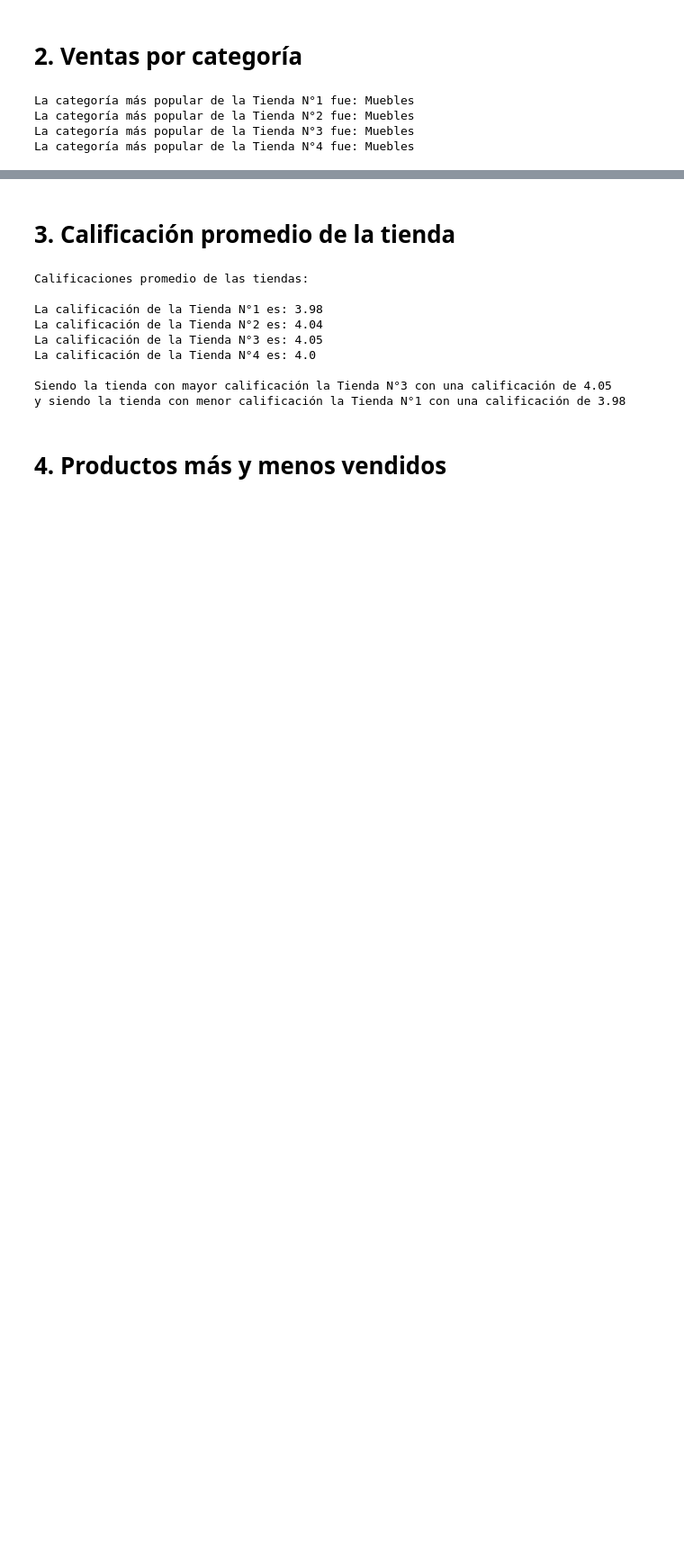
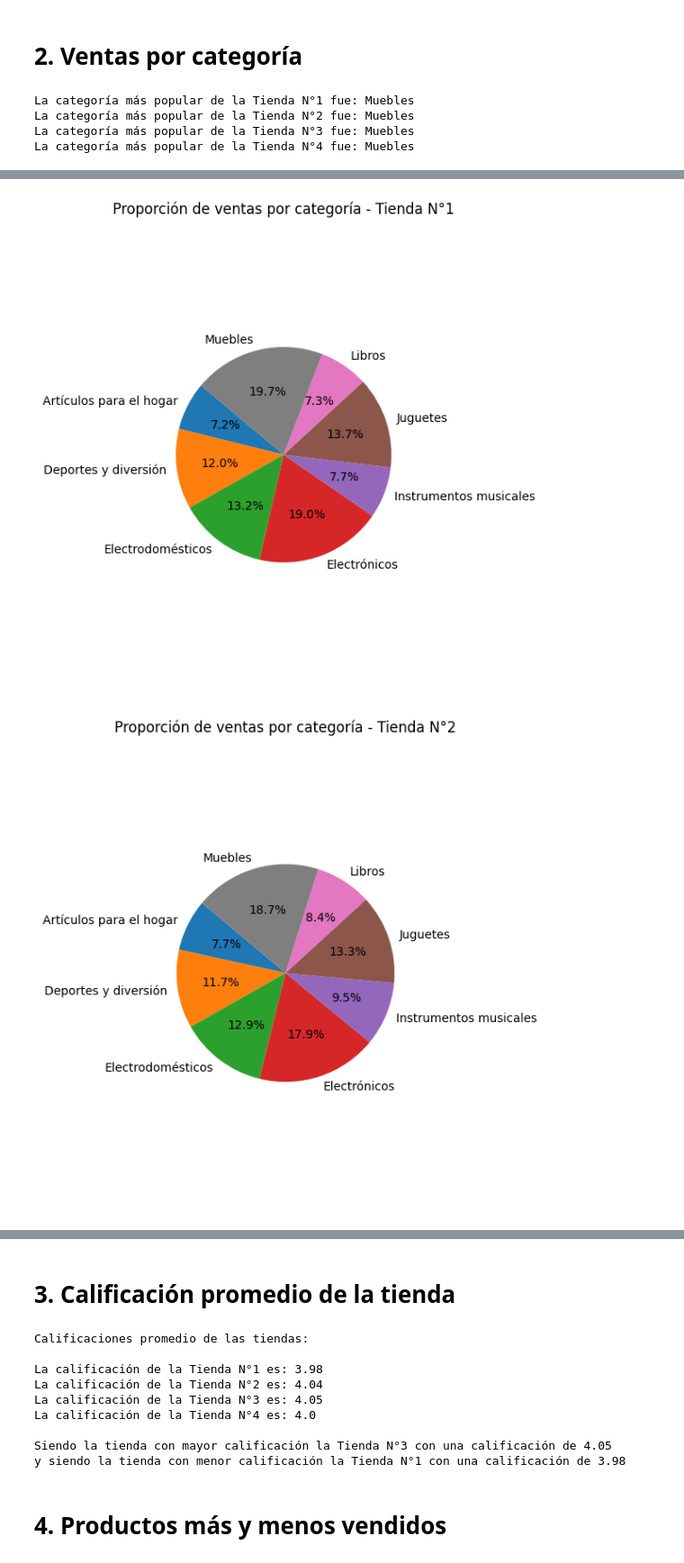
Before and after one commit to joako2004/challenge-alura, a Jupyter notebook: AluraStoreLatam.ipynb, the cells around one changed output, grey strips where cells are left out. Shown at 90% size. Drawn from its saved outputs; the diff is of its cells as text; code cells hidden in the pictures; blank space fills up the shorter version.

```diff
--- a/AluraStoreLatam.ipynb
+++ b/AluraStoreLatam.ipynb
@@ -113,0 +130,36 @@ La categoría más popular de la Tienda N°4 fue: Muebles
+# %%
+# calcular las ventas por tienda y por categoría
+def ventas_por_tienda(lista_tiendas):
+    ventas_por_tienda_y_categoria = {}
+
+    for numero_de_tienda, tienda_df in lista_tiendas: # recorrer cada tupla (nombre, DataFrame)
+        productos_vendidos = tienda_df.groupby('Categoría del Producto').size() # agrupar por la categoria del producto y calcular el tamaño del grupo
+        ventas_por_tienda_y_categoria[numero_de_tienda] = productos_vendidos # añadir el resultado al diccionario
+    return ventas_por_tienda_y_categoria
+
+# calcular el producto más y menos vendido por tienda
+def productos_populares_por_tienda(lista_tiendas):
+    productos_populares = {}
+
+    for numero_de_tienda, tienda_df in lista_tiendas:
+
+        conteo_productos = tienda_df['Categoría del Producto'].value_counts()
+        mas_vendido = conteo_productos.idxmax()
+        menos_vendido = conteo_productos.idxmin()
+
+        productos_populares[numero_de_tienda] = {
+            'Más vendido': mas_vendido,
+            'Menos vendido': menos_vendido
+        }
+    return productos_populares
+
+productos_populares = productos_populares_por_tienda(lista_tiendas)
+
+# mostrar resultados
+for tienda, productos in productos_populares.items():
+    print(f'\n{tienda}:')
+    print(f"  Producto más vendido: {productos['Más vendido']}")
+    print(f"  Producto menos vendido: {productos['Menos vendido']}")
+
+
+ventas_por_tienda_y_categoria = ventas_por_tienda(lista_tiendas) # llamar a la función y guardar el resultado en una variable
@@ -113,0 +182,11 @@ La categoría más popular de la Tienda N°4 fue: Muebles
+# %%
+for tienda, ventas_categoria in ventas_por_tienda_y_categoria.items(): # usar un ciclo for para generar graficos para todas las tiendas
+    plt.figure(figsize=(6, 6))  # Tamaño del gráfico
+    plt.pie(ventas_categoria, labels=ventas_categoria.index, autopct='%1.1f%%', startangle=140)
+    plt.title(f'Proporción de ventas por categoría - {tienda}')
+    plt.axis('equal')  # Para que el gráfico se vea circular
+    plt.tight_layout()
+    plt.show()
+# %% [output]
+[figure, added]
+[figure, added]
```
Also changed, not shown: parts of 8 cells of this notebook.
